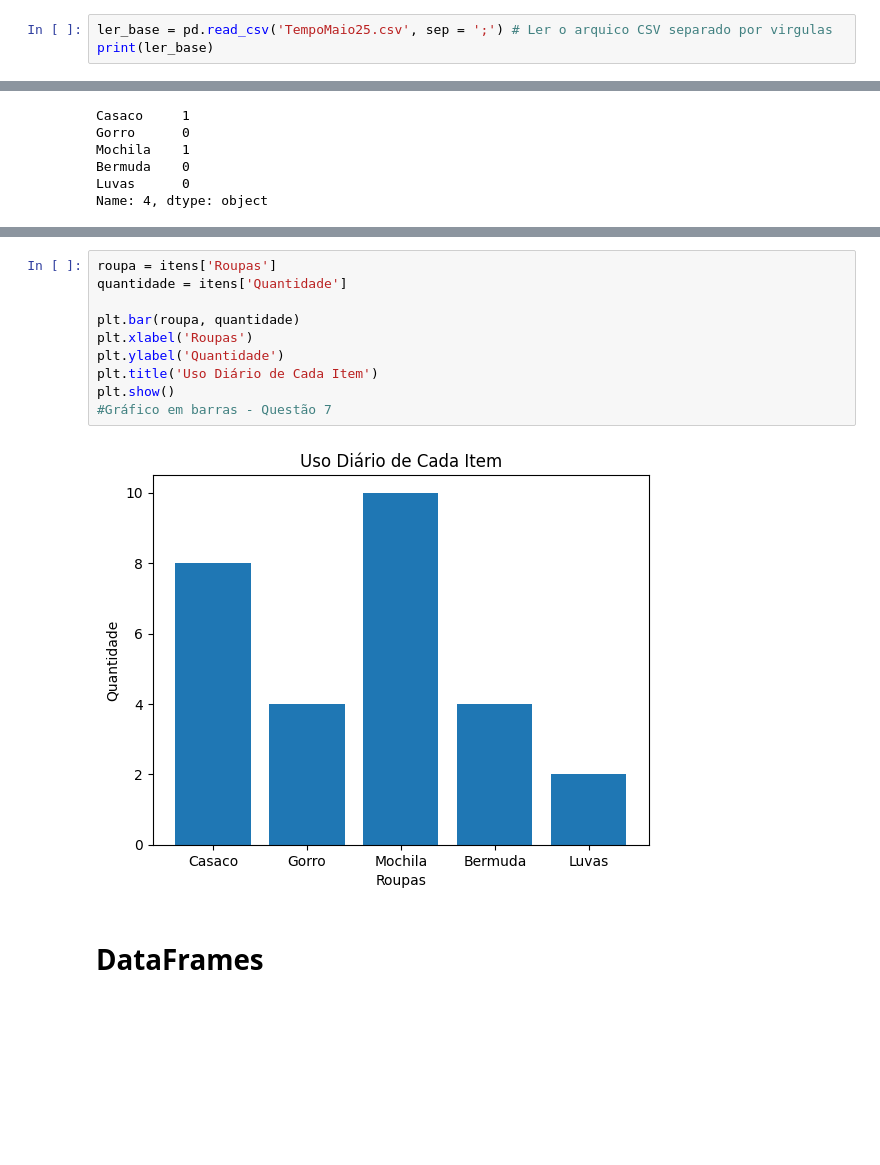
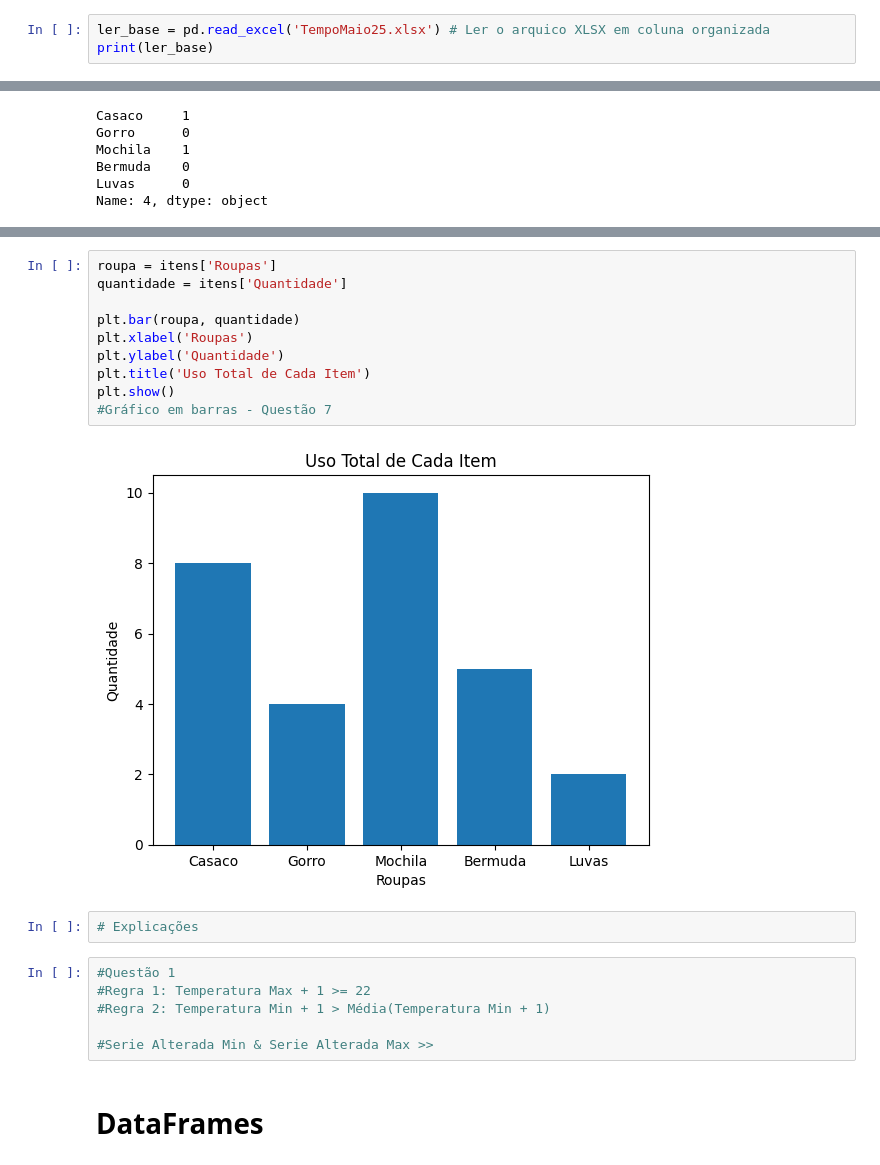
Before and after one commit to ResidenciaSerratecDados/AnaliseDadosPython, a Jupyter notebook: Tempo/Pandas_Series_Dataframes.ipynb, the cells around one changed output, grey strips where cells are left out. Saved outputs shown, nothing was run; the diff lists cells and outputs as text; blank space fills up the shorter version.

Commit message:
Uso de Planilha XLSX

```diff
--- a/Tempo/Pandas_Series_Dataframes.ipynb
+++ b/Tempo/Pandas_Series_Dataframes.ipynb
@@ -348,6 +348,6 @@ print(temperatura_maxima)
 # %% [output]
 {'13/05': 21, '14/05': 20, '15/05': 21, '16/05': 22, '17/05': 23, '18/05': 22, '19/05': 23, '20/05': 23, '21/05': 25, '22/05': 25}
 # %%
-ler_base = pd.read_csv('TempoMaio25.csv', sep = ';') # Ler o arquico CSV separado por virgulas
+ler_base = pd.read_excel('TempoMaio25.xlsx') # Ler o arquico XLSX em coluna organizada
 print(ler_base)
 # %% [output]
@@ -476,15 +476,23 @@ plt.show()
 # %%
 roupa = itens['Roupas']
 quantidade = itens['Quantidade']
 
 plt.bar(roupa, quantidade)
 plt.xlabel('Roupas')
 plt.ylabel('Quantidade')
-plt.title('Uso Diário de Cada Item')
+plt.title('Uso Total de Cada Item')
 plt.show()
 #Gráfico em barras - Questão 7
 # %% [output]
-[figure, old version]
+[figure, new version]
+# %%
+# Explicações
+# %%
+#Questão 1
+#Regra 1: Temperatura Max + 1 >= 22
+#Regra 2: Temperatura Min + 1 > Média(Temperatura Min + 1)
+
+#Serie Alterada Min & Serie Alterada Max >>
 # %% [markdown]
 # DataFrames
 # %% [markdown]
```
Also changed, not shown: parts of 12 cells of this notebook, 2 other files.
